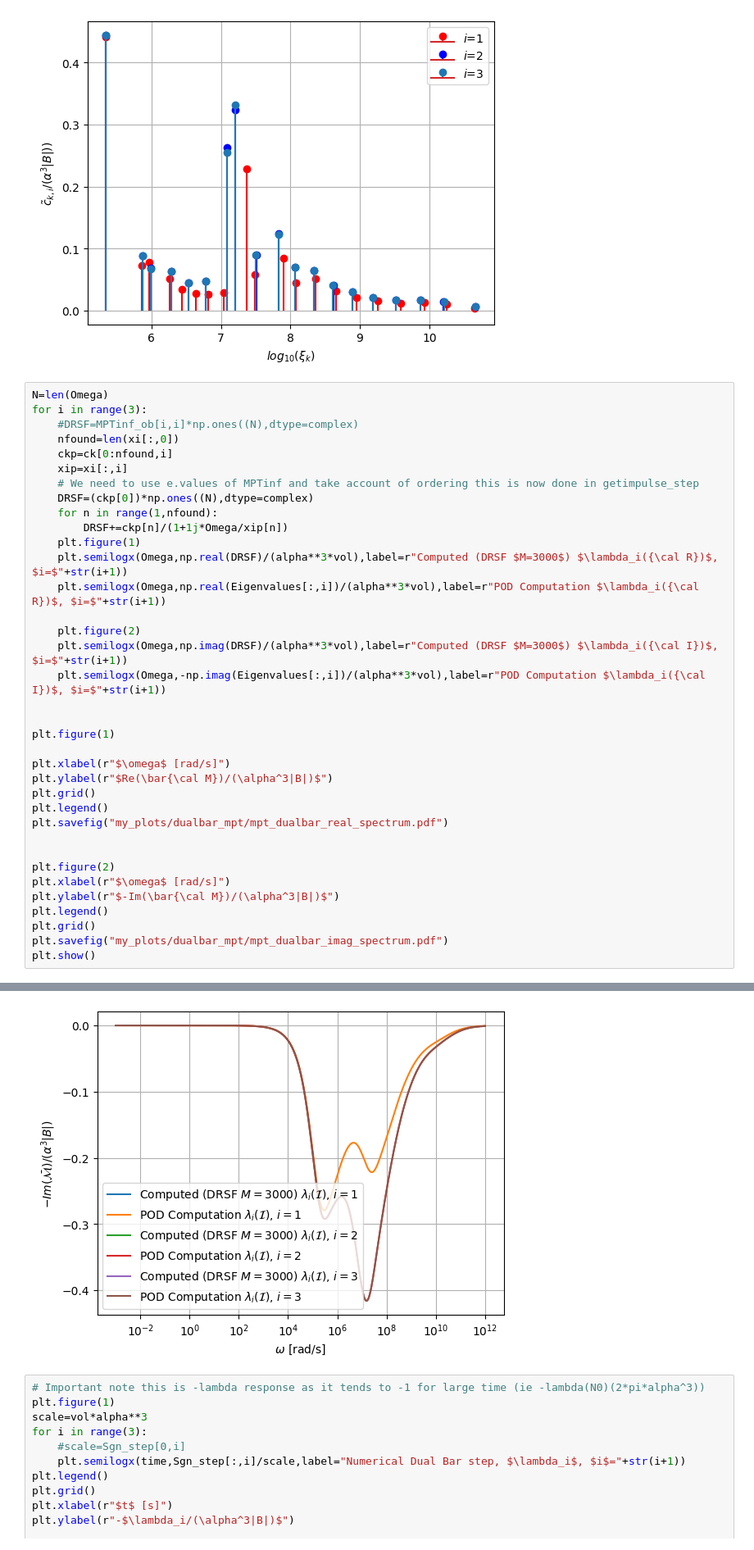
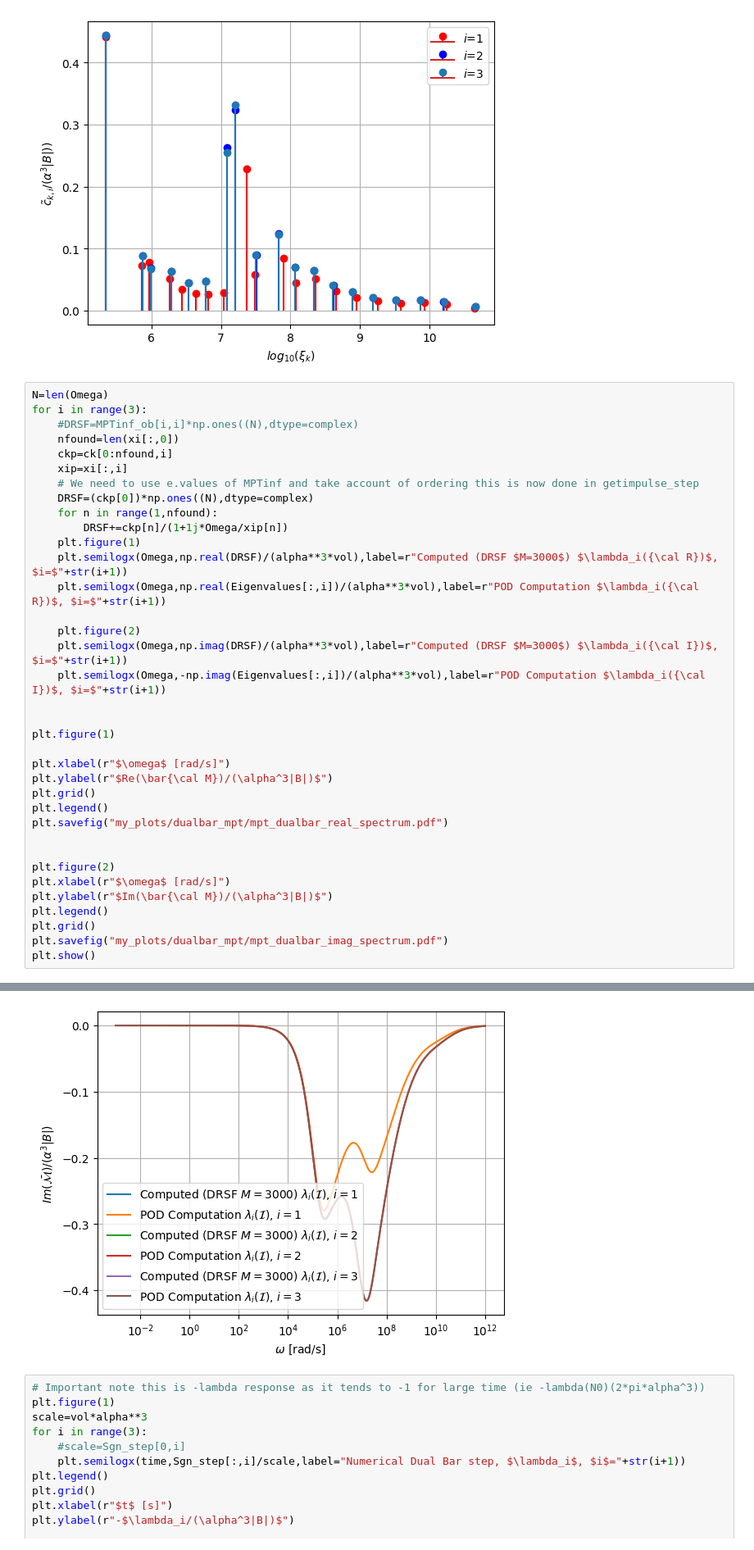
Before and after one commit to MPT-Calculator/MPT-Calculator, a Jupyter notebook: dualbar_spectrum_results.ipynb, the cells around one changed output, grey strips where cells are left out. Shown at 82% size. Saved outputs shown, nothing was run; the diff lists cells and outputs as text.

```diff
--- a/dualbar_spectrum_results.ipynb
+++ b/dualbar_spectrum_results.ipynb
@@ -153,35 +153,35 @@ for i in range(3):
     # We need to use e.values of MPTinf and take account of ordering this is now done in getimpulse_step
     DRSF=(ckp[0])*np.ones((N),dtype=complex)
     for n in range(1,nfound):
         DRSF+=ckp[n]/(1+1j*Omega/xip[n])
     plt.figure(1)
     plt.semilogx(Omega,np.real(DRSF)/(alpha**3*vol),label=r"Computed (DRSF $M=3000$) $\lambda_i({\cal R})$, $i=$"+str(i+1))
     plt.semilogx(Omega,np.real(Eigenvalues[:,i])/(alpha**3*vol),label=r"POD Computation $\lambda_i({\cal R})$, $i=$"+str(i+1))
 
     plt.figure(2)
     plt.semilogx(Omega,np.imag(DRSF)/(alpha**3*vol),label=r"Computed (DRSF $M=3000$) $\lambda_i({\cal I})$, $i=$"+str(i+1))
     plt.semilogx(Omega,-np.imag(Eigenvalues[:,i])/(alpha**3*vol),label=r"POD Computation $\lambda_i({\cal I})$, $i=$"+str(i+1))
 
 
 plt.figure(1)
 
 plt.xlabel(r"$\omega$ [rad/s]")
 plt.ylabel(r"$Re(\bar{\cal M})/(\alpha^3|B|)$")
 plt.grid()
 plt.legend()
 plt.savefig("my_plots/dualbar_mpt/mpt_dualbar_real_spectrum.pdf")
 
 
 plt.figure(2)
 plt.xlabel(r"$\omega$ [rad/s]")
-plt.ylabel(r"$-Im(\bar{\cal M})/(\alpha^3|B|)$")
+plt.ylabel(r"$Im(\bar{\cal M})/(\alpha^3|B|)$")
 plt.legend()
 plt.grid()
 plt.savefig("my_plots/dualbar_mpt/mpt_dualbar_imag_spectrum.pdf")
 plt.show()
 # %% [output]
 [figure]
-[figure, old version]
+[figure, new version]
 # %%
 # Important note this is -lambda response as it tends to -1 for large time (ie -lambda(N0)(2*pi*alpha^3))
 plt.figure(1)
```
Also changed, not shown: 8 other files.
